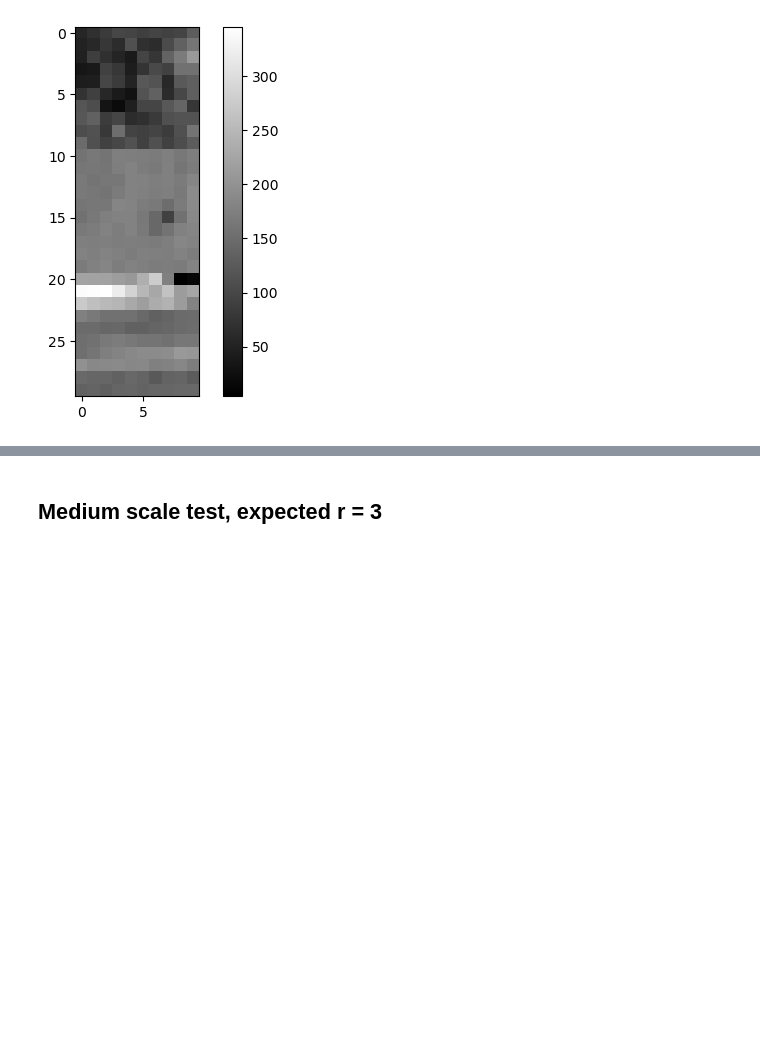
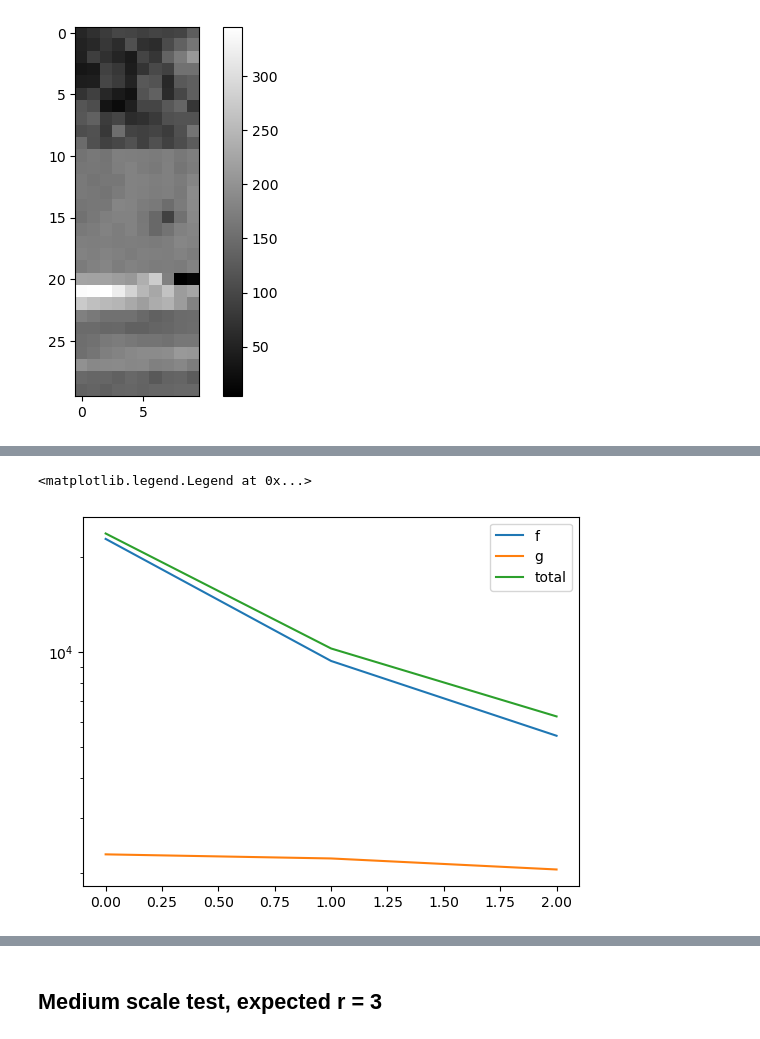
Before and after one commit to waqasbinhamed/seminmf, a Jupyter notebook: real.ipynb, the cells around one changed output, grey strips where cells are left out. Saved outputs shown, nothing was run; the diff lists cells and outputs as text; code cells hidden in the pictures; blank space fills up the shorter version.

```diff
--- a/real.ipynb
+++ b/real.ipynb
@@ -129,0 +155,11 @@ plt.colorbar()
+# %%
+fig = plt.figure()
+ax = fig.add_subplot(111)
+ax.set_yscale('log')
+ax.plot(fscores)
+ax.plot(gscores)
+ax.plot(fscores + _lambda * gscores)
+ax.legend(['f', 'g', 'total'])
+# %% [output]
+<matplotlib.legend.Legend at 0x...>
+[figure, added]
```
Also changed, not shown: parts of 27 cells of this notebook.
